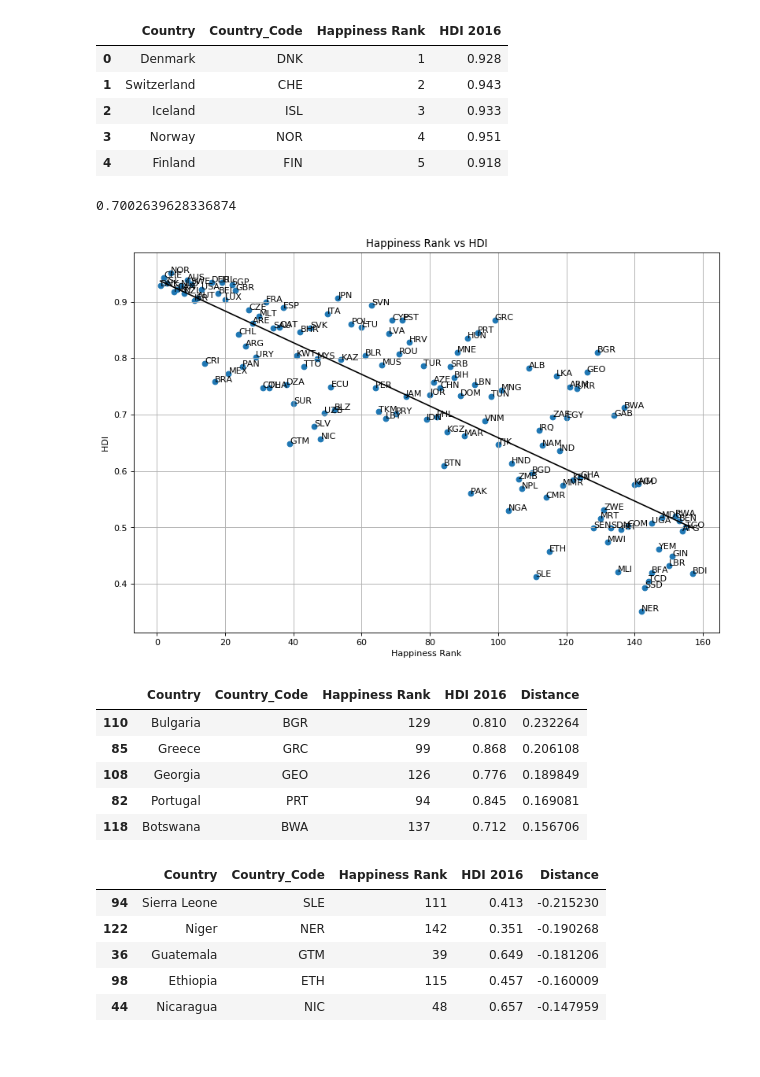
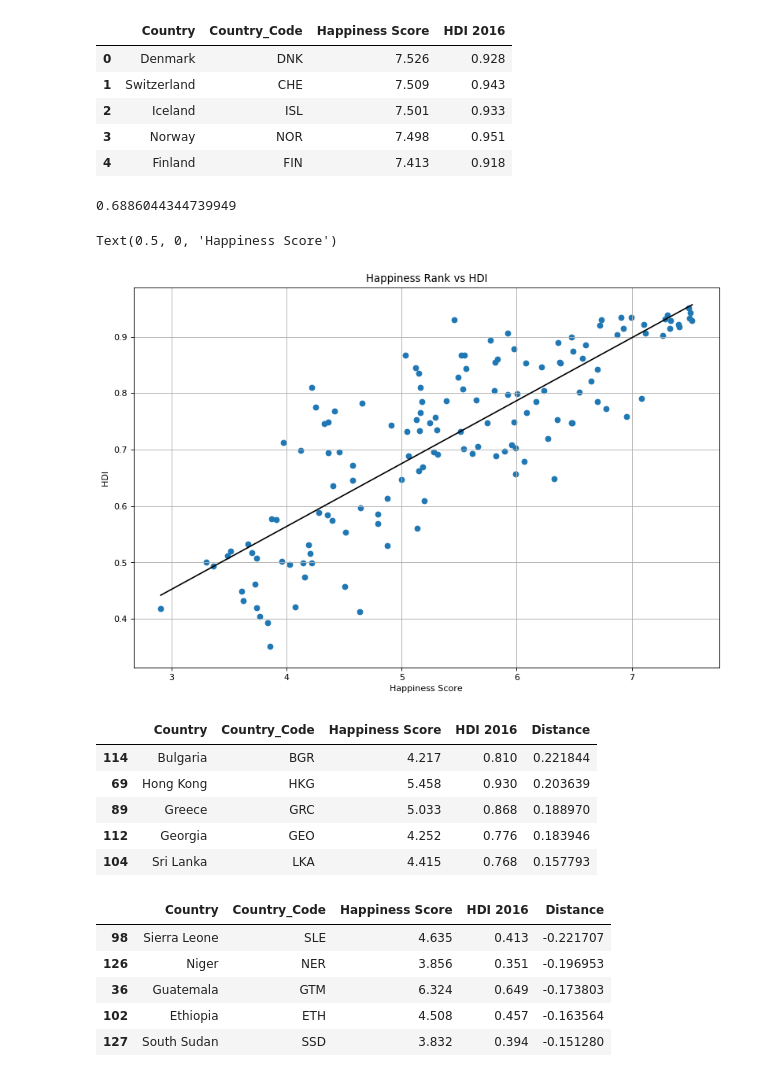
Before and after one commit to fionampg/projectofawesomeness, a Jupyter notebook: analysis/Rebeca.ipynb, the cells around one changed output. Cells and saved outputs as stored; diff of their text form; code cells hidden in the pictures.

```diff
--- a/analysis/Rebeca.ipynb
+++ b/analysis/Rebeca.ipynb
@@ -11,8 +11,8 @@ import warnings
 warnings.filterwarnings('ignore')
 
 # Files to Load
-whr ="whr_2016_cleaned.csv"
-hdi = "HDI_Data_cleaned.csv"
+whr ="../Resources/whr_2016_cleaned.csv"
+hdi = "../Resources/HDI_Data_cleaned.csv"
 
 # Read whr and hdi data
 whr_df = pd.read_csv(whr)
@@ -33,7 +33,7 @@ whr_df.rename(
     inplace=True)
 # %%
 # Combine the data into a single dataset
-whr_df = whr_df[['Country', 'Country_Code', 'Happiness Rank']]
+whr_df = whr_df[['Country', 'Country_Code', 'Happiness Score']]
 
 whr_df = whr_df[whr_df.Country_Code != '*unk']
 hdi_df = hdi_df[hdi_df.Country_Code != '*unk']
@@ -47,21 +47,21 @@ whr_hdi_df.rename(
     },
     inplace=True)
 
-whr_hdi_df = whr_hdi_df[['Country', 'Country_Code', 'Happiness Rank', 'HDI 2016']]
+whr_hdi_df = whr_hdi_df[['Country', 'Country_Code', 'Happiness Score', 'HDI 2016']]
 
-whr_hdi_df.to_csv('whr_hdi.csv')
+whr_hdi_df.to_csv('../Resources/whr_hdi.csv')
 
 # Display the data table for preview
 whr_hdi_df.head()
 # %% [output]
-|  | Country | Country_Code | Happiness Rank | HDI 2016 |
-| 0 | Denmark | DNK | 1 | 0.928 |
-| 1 | Switzerland | CHE | 2 | 0.943 |
-| 2 | Iceland | ISL | 3 | 0.933 |
-| 3 | Norway | NOR | 4 | 0.951 |
-| 4 | Finland | FIN | 5 | 0.918 |
+|  | Country | Country_Code | Happiness Score | HDI 2016 |
+| 0 | Denmark | DNK | 7.526 | 0.928 |
+| 1 | Switzerland | CHE | 7.509 | 0.943 |
+| 2 | Iceland | ISL | 7.501 | 0.933 |
+| 3 | Norway | NOR | 7.498 | 0.951 |
+| 4 | Finland | FIN | 7.413 | 0.918 |
 # %%
-x_axis = whr_hdi_df["Happiness Rank"]
+x_axis = whr_hdi_df["Happiness Score"]
 y_axis = whr_hdi_df ["HDI 2016"]
 
 slope, intercept, r, p, std_err = stats.linregress(
@@ -70,21 +70,22 @@ fit = slope * x_axis + intercept
 r_squared = r**2
 print(r_squared)
 # %% [output]
-0.7002639628336874
+0.6886044344739949
 # %%
 plt.figure(figsize=(12, 8), dpi=80)
 plt.scatter(x_axis, y_axis, marker="o")
 plt.plot(x_axis, fit, '-k')
 plt.grid(True)
 
 plt.title("Happiness Rank vs HDI")
 plt.ylabel("HDI ")
-plt.xlabel("Happiness Rank")
+plt.xlabel("Happiness Score")
 
-for i, txt in enumerate(x_axis):
-    plt.annotate(whr_hdi_df["Country_Code"][i], (x_axis[i], y_axis[i]))
+# for i, txt in enumerate(x_axis):
+#     plt.annotate(whr_hdi_df["Country_Code"][i], (x_axis[i], y_axis[i]))
 # %% [output]
+Text(0.5, 0, 'Happiness Score')
-[figure, old version]
+[figure, new version]
 # %%
 #Looking for the outliers
 whr_hdi_df["Distance"] = whr_hdi_df["HDI 2016"] - fit
@@ -92,19 +93,19 @@ whr_hdi_df
 #These should be happier!
 whr_hdi_df.nlargest(5, ['Distance'])
 # %% [output]
-|  | Country | Country_Code | Happiness Rank | HDI 2016 | Distance |
-| 110 | Bulgaria | BGR | 129 | 0.810 | 0.232264 |
-| 85 | Greece | GRC | 99 | 0.868 | 0.206108 |
-| 108 | Georgia | GEO | 126 | 0.776 | 0.189849 |
-| 82 | Portugal | PRT | 94 | 0.845 | 0.169081 |
-| 118 | Botswana | BWA | 137 | 0.712 | 0.156706 |
+|  | Country | Country_Code | Happiness Score | HDI 2016 | Distance |
+| 114 | Bulgaria | BGR | 4.217 | 0.810 | 0.221844 |
+| 69 | Hong Kong | HKG | 5.458 | 0.930 | 0.203639 |
+| 89 | Greece | GRC | 5.033 | 0.868 | 0.188970 |
+| 112 | Georgia | GEO | 4.252 | 0.776 | 0.183946 |
+| 104 | Sri Lanka | LKA | 4.415 | 0.768 | 0.157793 |
 # %%
 #These should be sadder!
 whr_hdi_df.nsmallest(5, ['Distance'])
 # %% [output]
-|  | Country | Country_Code | Happiness Rank | HDI 2016 | Distance |
-| 94 | Sierra Leone | SLE | 111 | 0.413 | -0.215230 |
-| 122 | Niger | NER | 142 | 0.351 | -0.190268 |
-| 36 | Guatemala | GTM | 39 | 0.649 | -0.181206 |
-| 98 | Ethiopia | ETH | 115 | 0.457 | -0.160009 |
-| 44 | Nicaragua | NIC | 48 | 0.657 | -0.147959 |
+|  | Country | Country_Code | Happiness Score | HDI 2016 | Distance |
+| 98 | Sierra Leone | SLE | 4.635 | 0.413 | -0.221707 |
+| 126 | Niger | NER | 3.856 | 0.351 | -0.196953 |
+| 36 | Guatemala | GTM | 6.324 | 0.649 | -0.173803 |
+| 102 | Ethiopia | ETH | 4.508 | 0.457 | -0.163564 |
+| 127 | South Sudan | SSD | 3.832 | 0.394 | -0.151280 |
```
Also changed, not shown: 9 other files.
